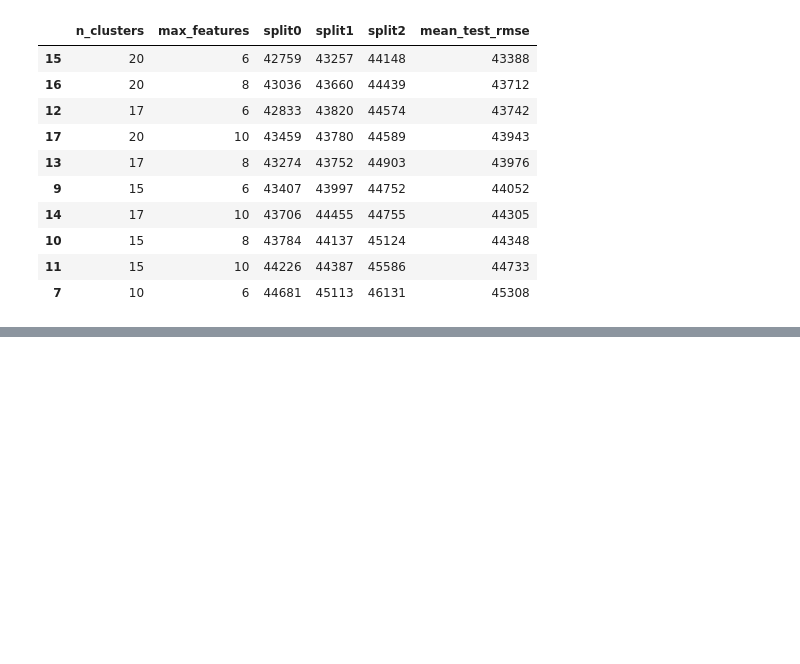
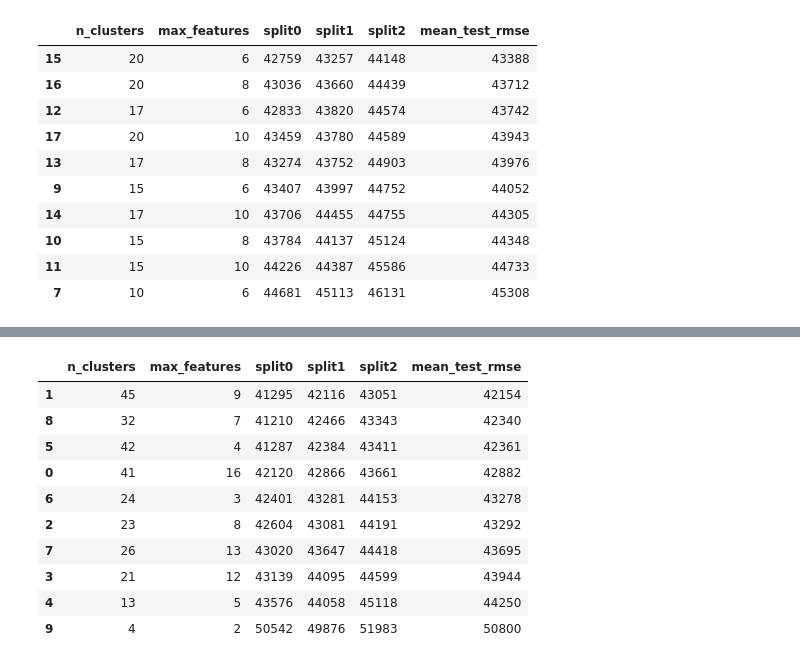
Before and after one commit to Slontus/data, a Jupyter notebook: house_price_estimation.ipynb, the cells around one changed output, grey strips where cells are left out. Saved outputs shown, nothing was run; the diff lists cells and outputs as text; code cells hidden in the pictures; blank space fills up the shorter version.

```diff
--- a/house_price_estimation.ipynb
+++ b/house_price_estimation.ipynb
@@ -1191,3 +1191,17 @@ cv_res.head(10)
 | 10 | 15 | 8 | 43784 | 44137 | 45124 | 44348 |
 | 11 | 15 | 10 | 44226 | 44387 | 45586 | 44733 |
 | 7 | 10 | 6 | 44681 | 45113 | 46131 | 45308 |
+# %%
+from sklearn.model_selection import RandomizedSearchCV
+from scipy.stats import randint
+
+full_pipeline = Pipeline([
+        ("preprocessing", preprocessing),
+        ("random_forest", RandomForestRegressor(random_state=42))])
+param_distribs = {'preprocessing__geo__n_clusters': randint(low=3, high=50),
+                  'random_forest__max_features': randint(low=2, high=20)}
+rnd_search = RandomizedSearchCV(
+        full_pipeline, param_distributions=param_distribs, n_iter=10, cv=3,
+        scoring='neg_root_mean_squared_error', random_state=42)
+
+rnd_search.fit(housing, housing_labels)
@@ -1193,0 +1226,27 @@ cv_res.head(10)
+# %%
+cv_res = pd.DataFrame(rnd_search.cv_results_)
+cv_res.sort_values(by="mean_test_score", ascending=False, inplace=True)
+
+cv_res = cv_res[["param_preprocessing__geo__n_clusters",
+                 "param_random_forest__max_features",
+                 "split0_test_score",
+                 "split1_test_score",
+                 "split2_test_score",
+                 "mean_test_score"]]
+score_cols = ["split0", "split1", "split2", "mean_test_rmse"]
+cv_res.columns = ["n_clusters", "max_features"] + score_cols
+cv_res[score_cols] = -cv_res[score_cols].round().astype(np.int64)
+
+cv_res.head(10)
+# %% [output]
+|  | n_clusters | max_features | split0 | split1 | split2 | mean_test_rmse |
+| 1 | 45 | 9 | 41295 | 42116 | 43051 | 42154 |
+| 8 | 32 | 7 | 41210 | 42466 | 43343 | 42340 |
+| 5 | 42 | 4 | 41287 | 42384 | 43411 | 42361 |
+| 0 | 41 | 16 | 42120 | 42866 | 43661 | 42882 |
+| 6 | 24 | 3 | 42401 | 43281 | 44153 | 43278 |
+| 2 | 23 | 8 | 42604 | 43081 | 44191 | 43292 |
+| 7 | 26 | 13 | 43020 | 43647 | 44418 | 43695 |
+| 3 | 21 | 12 | 43139 | 44095 | 44599 | 43944 |
+| 4 | 13 | 5 | 43576 | 44058 | 45118 | 44250 |
+| 9 | 4 | 2 | 50542 | 49876 | 51983 | 50800 |
```
Also changed, not shown: parts of 3 cells of this notebook.
